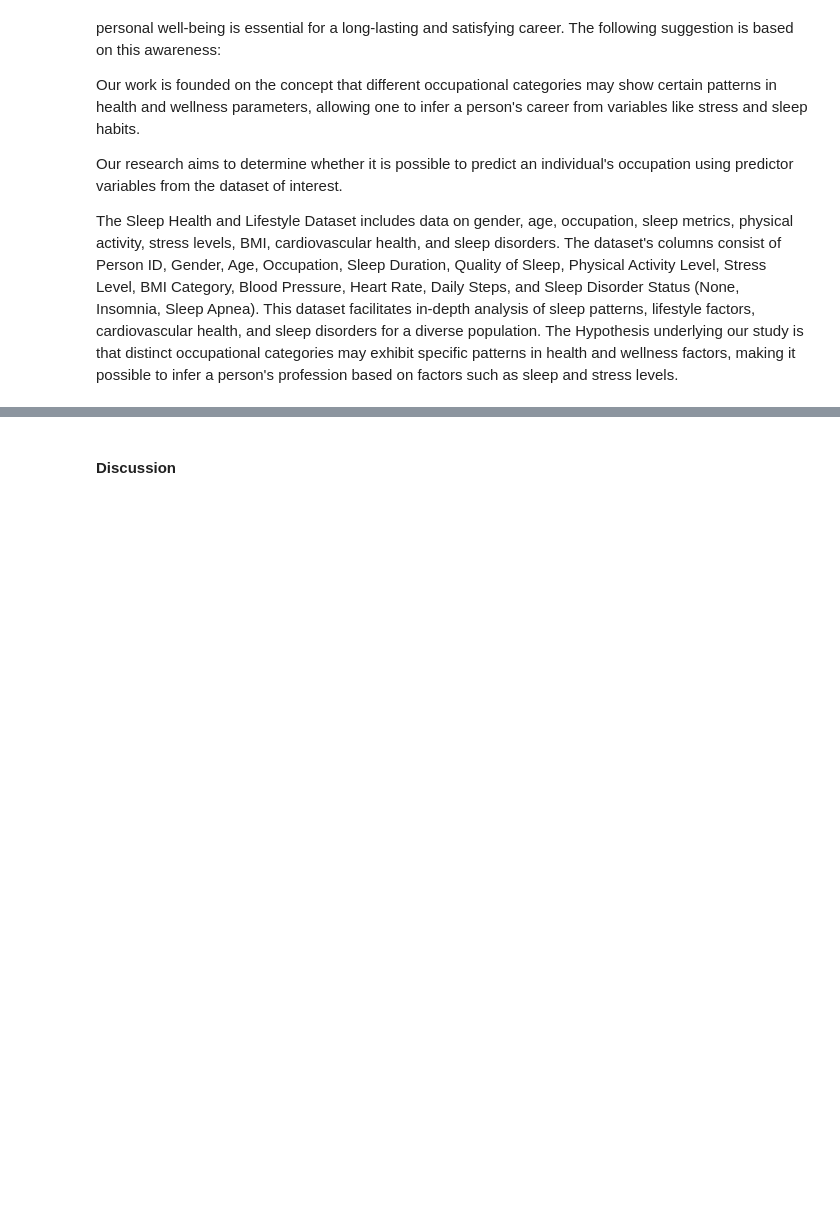
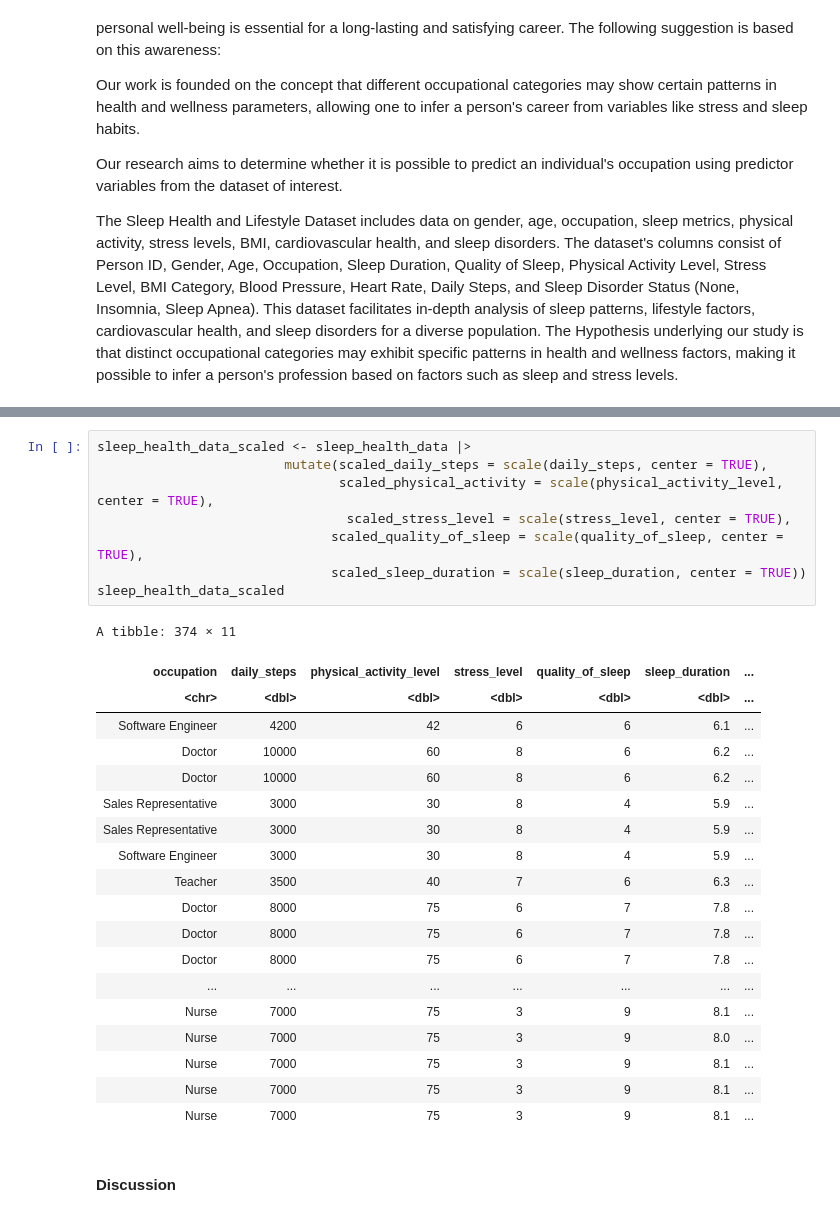
Before and after one commit to hmza-exe/DSCI-100-GroupProject_003-12, a Jupyter notebook: Project Report.ipynb, the cells around one changed output, grey strips where cells are left out. Drawn from its saved outputs; the diff is of its cells as text; blank space fills up the shorter version.

Commit message:
scaled the data

```diff
--- a/Project Report.ipynb
+++ b/Project Report.ipynb
@@ -66,3 +66,31 @@ A tibble: 6 × 5
+# %%
+sleep_health_data_scaled <- sleep_health_data |>
+                        mutate(scaled_daily_steps = scale(daily_steps, center = TRUE),
+                               scaled_physical_activity = scale(physical_activity_level, center = TRUE),
+                                scaled_stress_level = scale(stress_level, center = TRUE),
+                              scaled_quality_of_sleep = scale(quality_of_sleep, center = TRUE),
+                              scaled_sleep_duration = scale(sleep_duration, center = TRUE))
+sleep_health_data_scaled
+# %% [output]
+A tibble: 374 × 11
+| occupation | daily_steps | physical_activity_level | stress_level | quality_of_sleep | sleep_duration | ... |
+| <chr> | <dbl> | <dbl> | <dbl> | <dbl> | <dbl> | ... |
+| Software Engineer | 4200 | 42 | 6 | 6 | 6.1 | ... |
+| Doctor | 10000 | 60 | 8 | 6 | 6.2 | ... |
+| Doctor | 10000 | 60 | 8 | 6 | 6.2 | ... |
+| Sales Representative | 3000 | 30 | 8 | 4 | 5.9 | ... |
+| Sales Representative | 3000 | 30 | 8 | 4 | 5.9 | ... |
+| Software Engineer | 3000 | 30 | 8 | 4 | 5.9 | ... |
+| Teacher | 3500 | 40 | 7 | 6 | 6.3 | ... |
+| Doctor | 8000 | 75 | 6 | 7 | 7.8 | ... |
+| Doctor | 8000 | 75 | 6 | 7 | 7.8 | ... |
+| Doctor | 8000 | 75 | 6 | 7 | 7.8 | ... |
+| ... | ... | ... | ... | ... | ... | ... |
+| Nurse | 7000 | 75 | 3 | 9 | 8.1 | ... |
+| Nurse | 7000 | 75 | 3 | 9 | 8.0 | ... |
+| Nurse | 7000 | 75 | 3 | 9 | 8.1 | ... |
+| Nurse | 7000 | 75 | 3 | 9 | 8.1 | ... |
+| Nurse | 7000 | 75 | 3 | 9 | 8.1 | ... |
 # %% [markdown]
 <h4>Discussion</h4>
 # %% [markdown]
```
Also changed, not shown: parts of 1 cell of this notebook.
